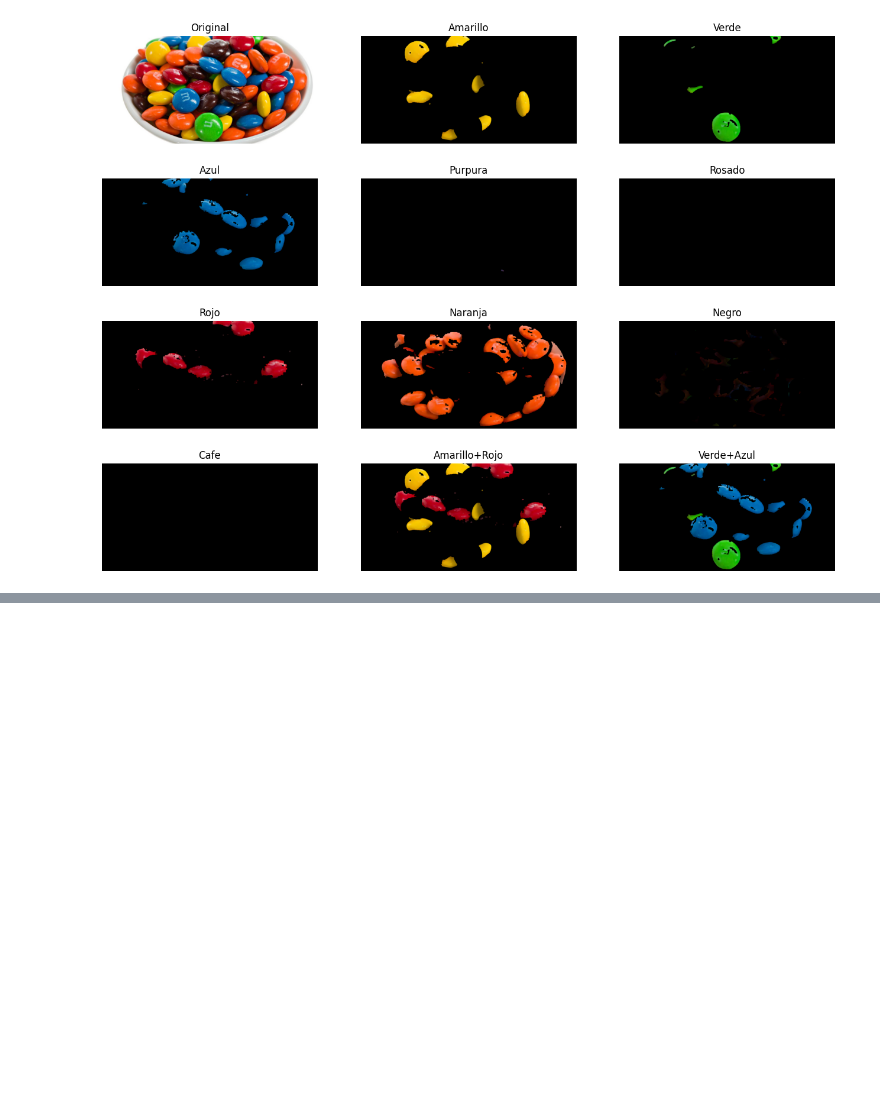
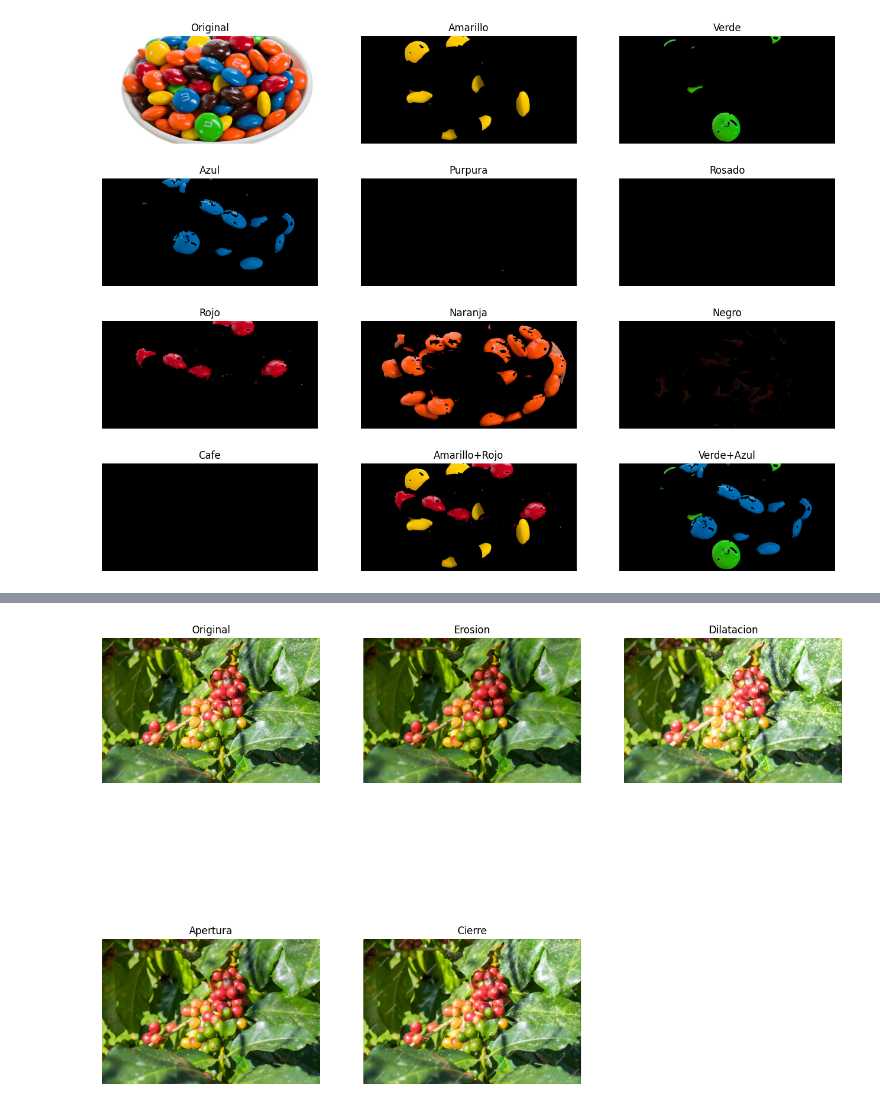
Before and after one commit to FelipeFerAl/ImageProcessing, a Jupyter notebook: Parcial1/ParcialImágenes.ipynb, the cells around one changed output, grey strips where cells are left out. Drawn from its saved outputs; the diff is of its cells as text; code cells hidden in the pictures; blank space fills up the shorter version.

```diff
--- a/Parcial1/ParcialImágenes.ipynb
+++ b/Parcial1/ParcialImágenes.ipynb
@@ -265,0 +325,10 @@ create_subplots(data_list, titles=titles)
+# %%
+data = [cafe,
+        operacion(cafe, 'erosion'),
+        operacion(cafe, 'dilatacion'),
+        operacion(cafe, 'apertura'),
+        operacion(cafe, 'cierre')]
+title = ["Original","Erosion","Dilatacion","Apertura","Cierre"]
+create_subplots(data, title)
+# %% [output]
+[figure, added]
```
Also changed, not shown: parts of 4 cells of this notebook.
